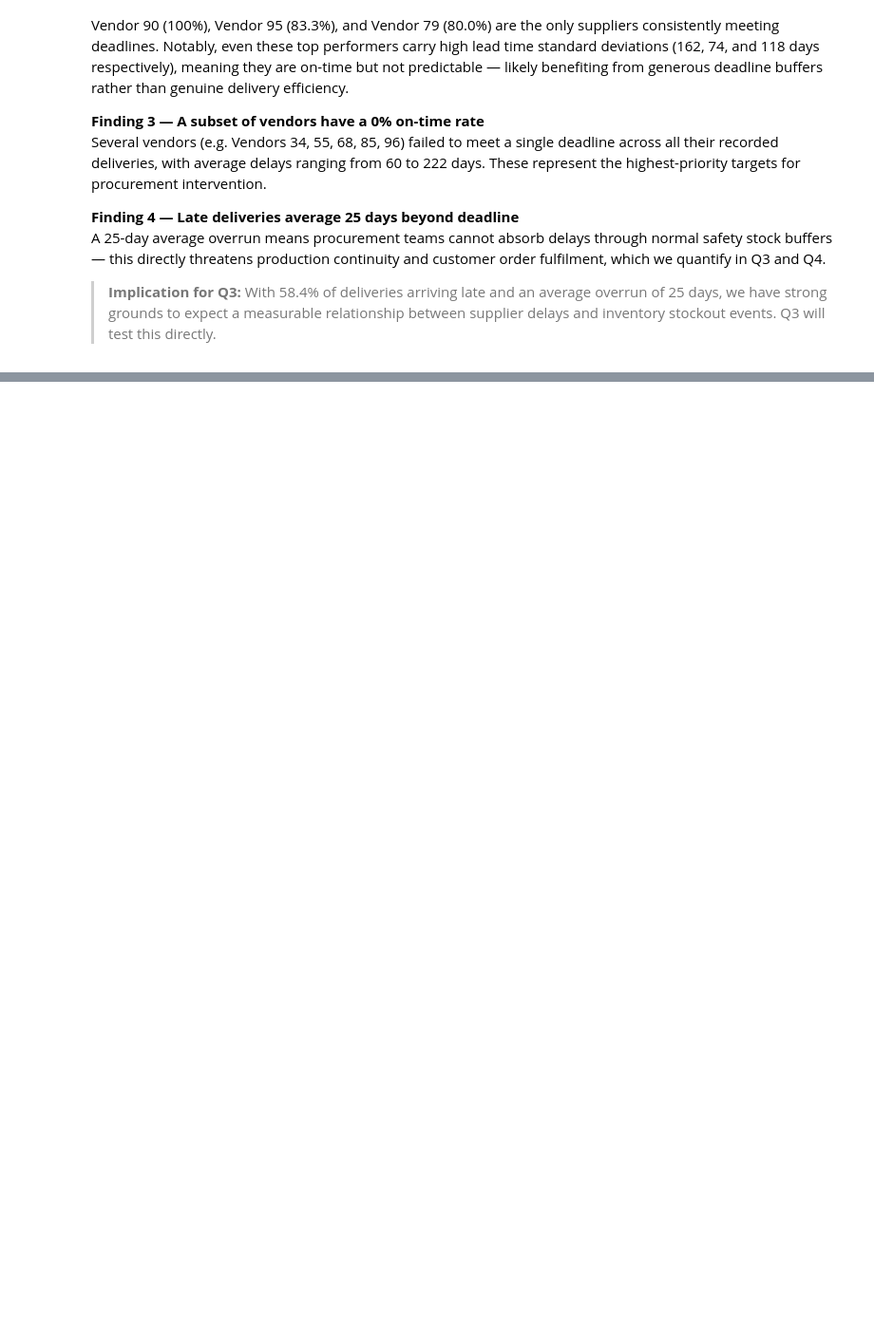
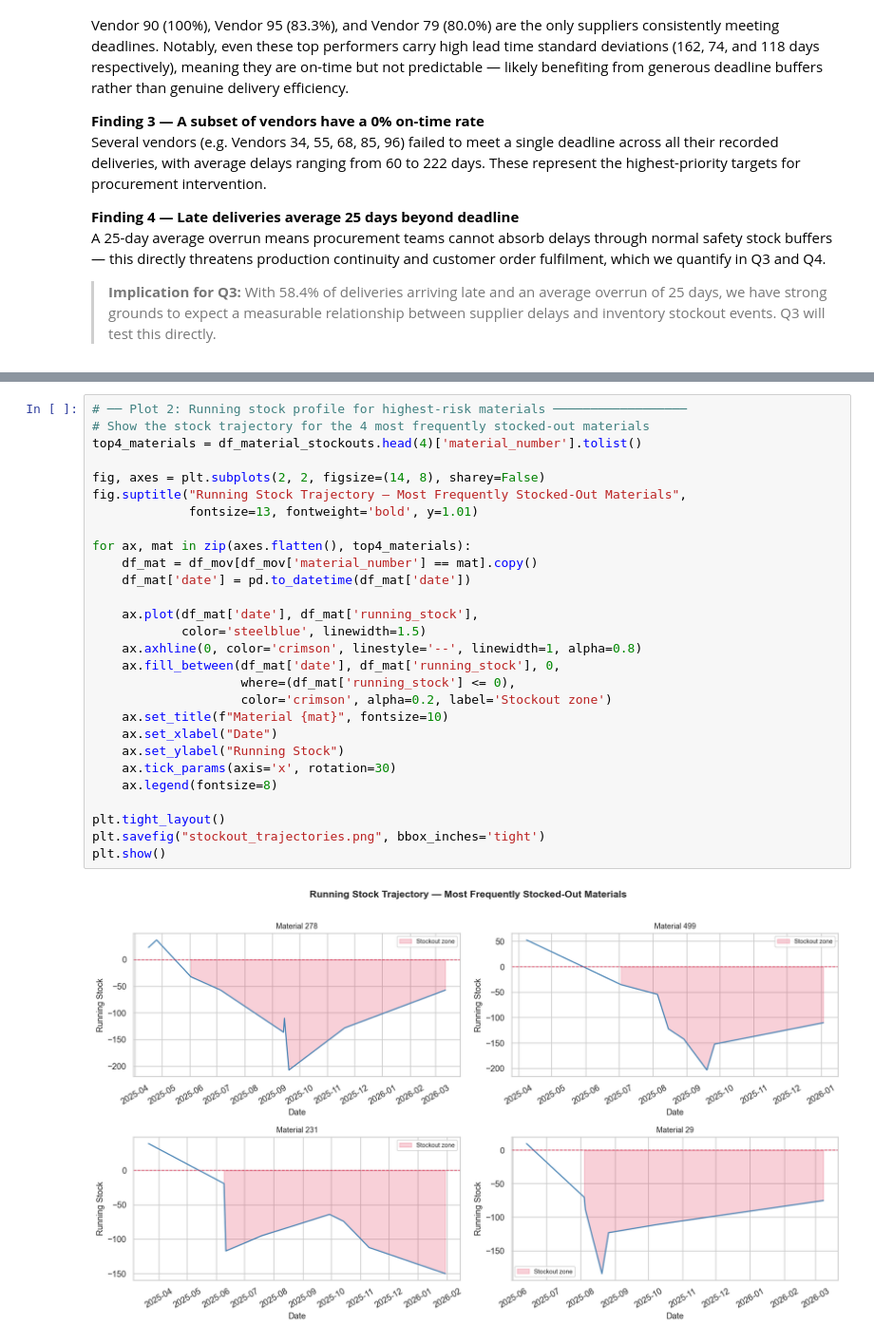
Before and after one commit to Muhammad-Umer-Riaz/data-analyst-portfolio, a Jupyter notebook: Supplier_Performance_Analysis/supplier_performance_analysis.ipynb, the cells around one changed output, grey strips where cells are left out. Shown at 95% size. Saved outputs shown, nothing was run; the diff lists cells and outputs as text; blank space fills up the shorter version.

```diff
--- a/Supplier_Performance_Analysis/supplier_performance_analysis.ipynb
+++ b/Supplier_Performance_Analysis/supplier_performance_analysis.ipynb
@@ -671,0 +1014,30 @@ A 25-day average overrun means procurement teams cannot absorb delays through no
+# %%
+# ── Plot 2: Running stock profile for highest-risk materials ──────────────────
+# Show the stock trajectory for the 4 most frequently stocked-out materials
+top4_materials = df_material_stockouts.head(4)['material_number'].tolist()
+
+fig, axes = plt.subplots(2, 2, figsize=(14, 8), sharey=False)
+fig.suptitle("Running Stock Trajectory — Most Frequently Stocked-Out Materials",
+             fontsize=13, fontweight='bold', y=1.01)
+
+for ax, mat in zip(axes.flatten(), top4_materials):
+    df_mat = df_mov[df_mov['material_number'] == mat].copy()
+    df_mat['date'] = pd.to_datetime(df_mat['date'])
+
+    ax.plot(df_mat['date'], df_mat['running_stock'],
+            color='steelblue', linewidth=1.5)
+    ax.axhline(0, color='crimson', linestyle='--', linewidth=1, alpha=0.8)
+    ax.fill_between(df_mat['date'], df_mat['running_stock'], 0,
+                    where=(df_mat['running_stock'] <= 0),
+                    color='crimson', alpha=0.2, label='Stockout zone')
+    ax.set_title(f"Material {mat}", fontsize=10)
+    ax.set_xlabel("Date")
+    ax.set_ylabel("Running Stock")
+    ax.tick_params(axis='x', rotation=30)
+    ax.legend(fontsize=8)
+
+plt.tight_layout()
+plt.savefig("stockout_trajectories.png", bbox_inches='tight')
+plt.show()
+# %% [output]
+[figure, added]
```
Also changed, not shown: parts of 25 cells of this notebook.
